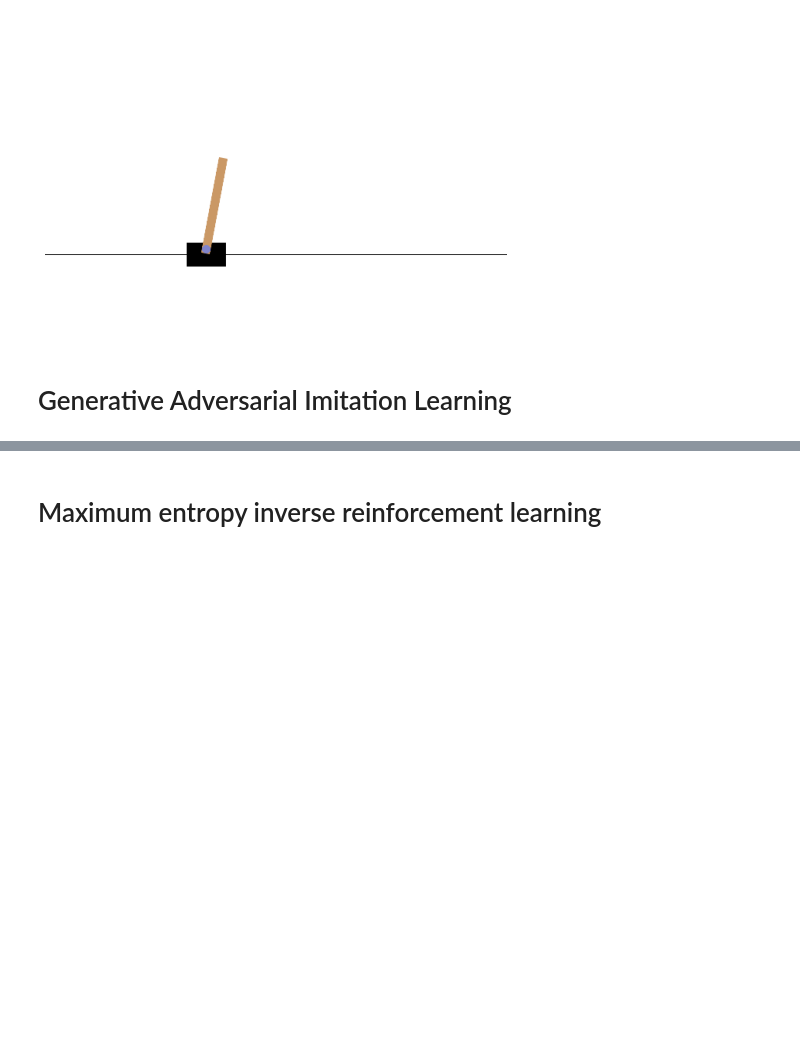
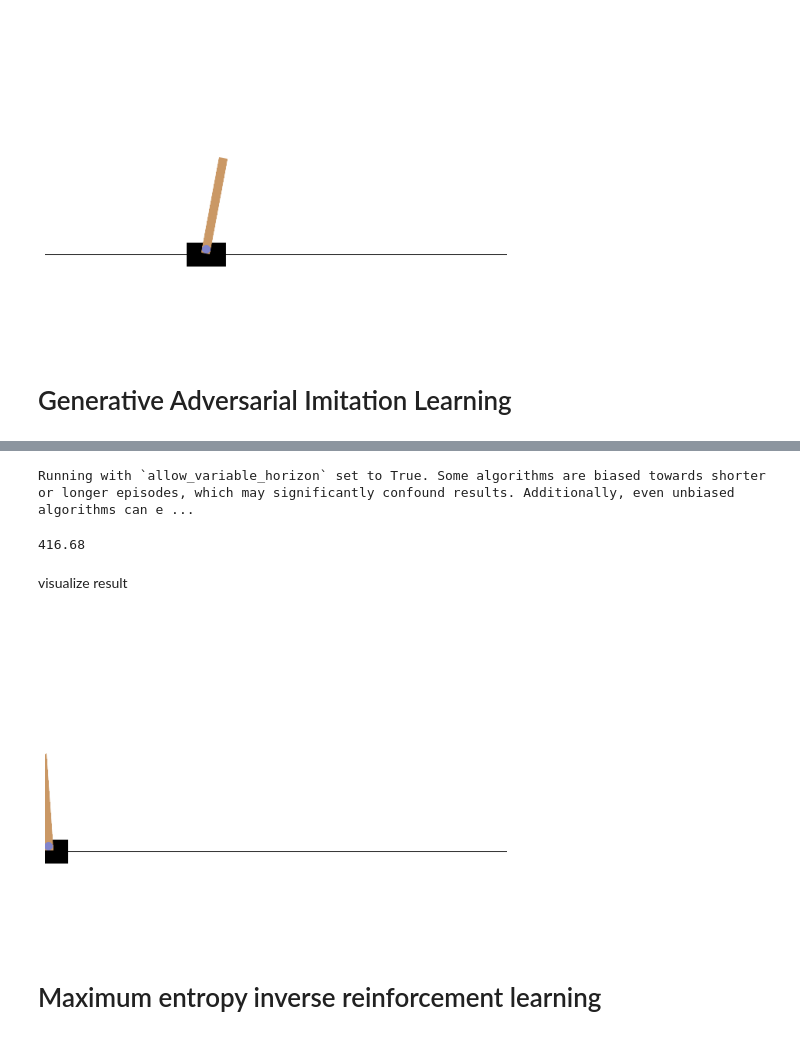
Before and after one commit to Chickeninvader/Machine_learning_project, a Jupyter notebook: imitation_learning.ipynb, the cells around one changed output, grey strips where cells are left out. Drawn from its saved outputs; the diff is of its cells as text; code cells hidden in the pictures; blank space fills up the shorter version.

```diff
--- a/imitation_learning.ipynb
+++ b/imitation_learning.ipynb
@@ -363,6 +329,6 @@ custom_transitions[0]
 # %%
 from imitation.algorithms.adversarial.gail import GAIL
-from imitation.rewards.reward_nets import BasicShapedRewardNet
+from imitation.rewards.reward_nets import BasicRewardNet
 from imitation.util.networks import RunningNorm
 from stable_baselines3 import PPO
 from stable_baselines3.ppo import MlpPolicy
@@ -375,11 +341,12 @@ learner = PPO(
     policy=MlpPolicy,
     batch_size=64,
     ent_coef=0.0,
-    learning_rate=0.00001,
-    n_epochs=1,
+    learning_rate=0.0004,
+    gamma=0.95,
+    n_epochs=5,
     seed=42,
 )
-reward_net = BasicShapedRewardNet(
+reward_net = BasicRewardNet(
     observation_space=env1.observation_space,
     action_space=env1.action_space,
     normalize_input_layer=RunningNorm,
@@ -394,16 +361,5 @@ gail_trainer = GAIL(
     reward_net=reward_net,
     allow_variable_horizon=True
 )
-
-# evaluate the learner before training
-env1.seed(42)
-learner_rewards_before_training, _ = evaluate_policy(
-    learner, env1, 100, return_episode_rewards=True
-)
-
-# train the learner and evaluate again
-gail_trainer.train(20000)
-env1.seed(42)
-learner_rewards_after_training, _ = evaluate_policy(
-    learner, env1, 100, return_episode_rewards=True
-)
+# %% [output]
+Running with `allow_variable_horizon` set to True. Some algorithms are biased towards shorter or longer episodes, which may significantly confound results. Additionally, even unbiased algorithms can e ...
@@ -410,3 +376,37 @@ learner_rewards_after_training, _ = evaluate_policy(
+# %%
+env1.seed(42)
+learner_rewards_after_training, _ = evaluate_policy(
+    learner, env1, 100, return_episode_rewards=True
+)
+print(np.mean(learner_rewards_after_training))
+# %% [output]
+416.68
+# %% [markdown]
+visualize result
+# %%
+obs, info = env.reset()
+counter = 0
+episode_len = 500
+frames = []
+
+# Define the number of episodes to collect transitions
+num_episodes = 1
+
+while True:
+    frames.append(env.unwrapped.render())
+    action = learner.policy.forward(obs)[0]
+    next_obs, rew, done, truncated, info = env.step(action)
+
+    # Update the current observation
+    obs = next_obs
+
+    if done or truncated:
+        break
+    counter = counter + 1
+# %%
+save_frames_as_gif(frames, filename='GAIL.gif')
+# %% [output]
+[figure, added]
 # %% [markdown]
 # Maximum entropy inverse reinforcement learning
 # %%
```
Also changed, not shown: parts of 11 cells of this notebook, 52 other files.
